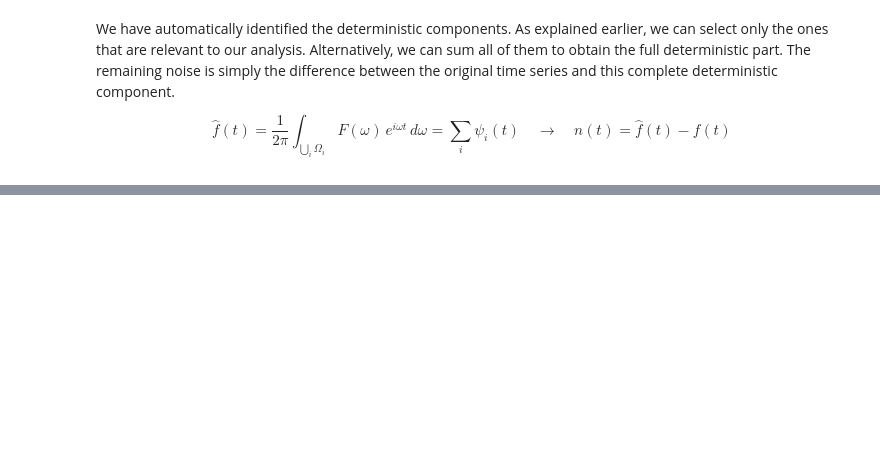
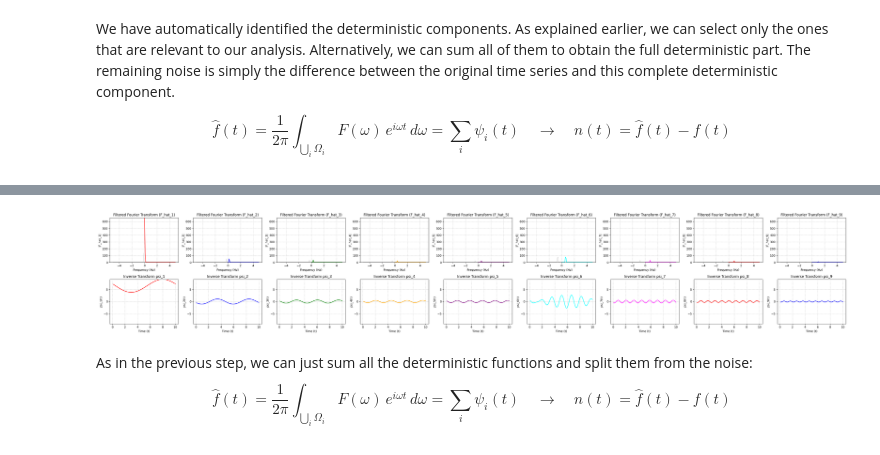
Before and after one commit to MorcilloSanz/fourier-analysis, a Jupyter notebook: fourier_analysis.ipynb, the cells around one changed output, grey strips where cells are left out. Cells and saved outputs as stored; diff of their text form; code cells hidden in the pictures; blank space fills up the shorter version.

```diff
--- a/fourier_analysis.ipynb
+++ b/fourier_analysis.ipynb
@@ -312,0 +334,7 @@ plt.show()
+# %%
+plot_decomposition()
+# %% [output]
+[figure, added]
+# %% [markdown]
+As in the previous step, we can just sum all the deterministic functions and split them from the noise:
+$$\hat{f}(t) = \frac{1}{2\pi} \int_{\bigcup_{i} \Omega_i} F(\omega) \, e^{i \omega t} \, d\omega = \sum_{i} \psi_i(t) \quad \rightarrow \quad n(t) = \hat{f}(t) - f(t)$$
```
Also changed, not shown: parts of 12 cells of this notebook.
